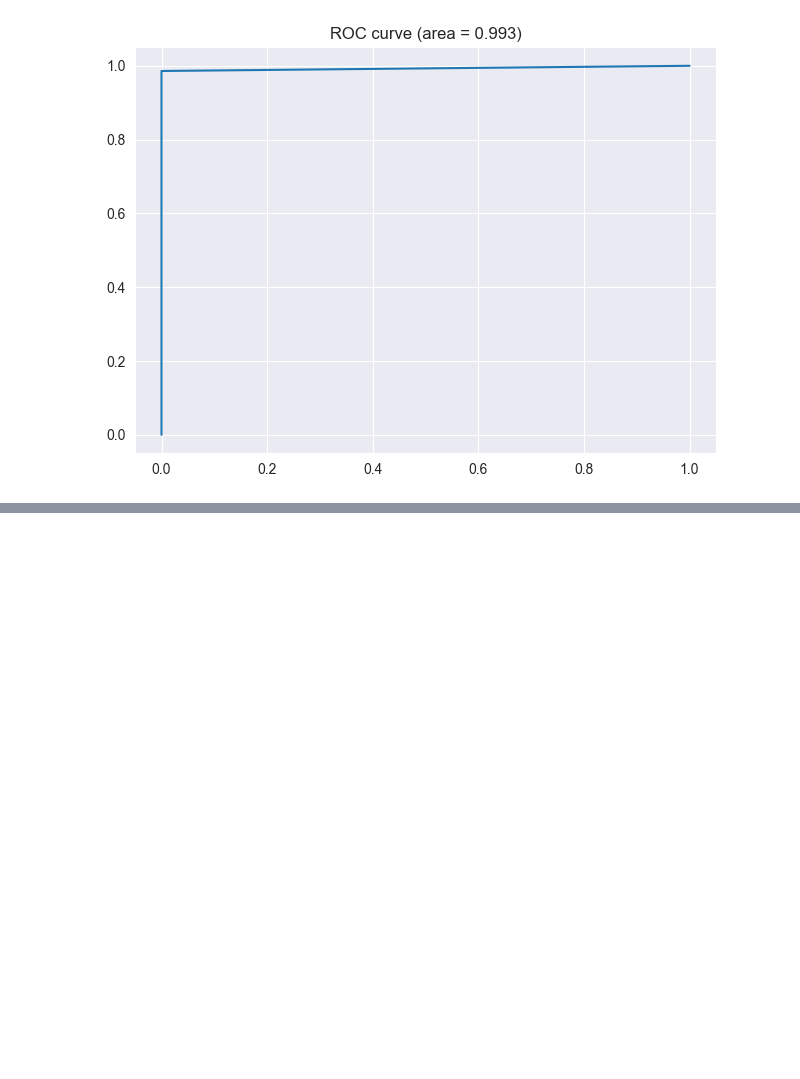
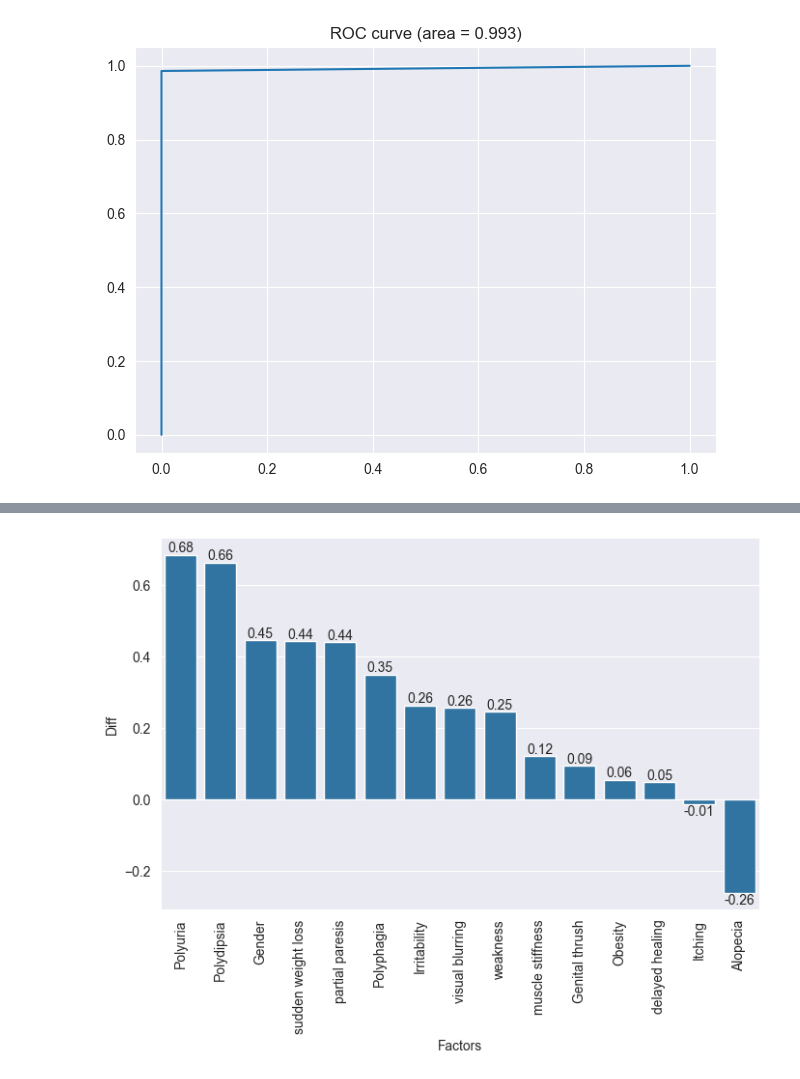
Before and after one commit to oo-Kwago-oo/diabetes-analysis-blog, a Jupyter notebook: analysis/q1_analysis.ipynb, the cells around one changed output, grey strips where cells are left out. Cells and saved outputs as stored; diff of their text form; code cells hidden in the pictures; blank space fills up the shorter version.

```diff
--- a/analysis/q1_analysis.ipynb
+++ b/analysis/q1_analysis.ipynb
@@ -89,0 +89,18 @@ plt.tight_layout()
+# %%
+df["age_group"] = pd.cut(
+    df["Age"],
+    bins=[0, 30, 40, 50, 60, 100],
+    labels=["<30", "30-40", "40-50", "50-60", "60+"]
+)
+
+cat_features = df.drop(columns=['Age', 'age_group']).copy()
+age = df['Age'].copy()
+# target = df['class'].copy()
+
+cat_features = np.transpose(cat_features.groupby('class').mean())
+cat_features.columns = ['Negative', 'Positive']
+cat_features['Diff'] = cat_features['Positive'] - cat_features['Negative']
+cat_features.sort_values(by='Diff', ascending=False, inplace=True)
+cat_features['Factors'] = cat_features.index
+cat_features.reset_index(drop=True, inplace=True)
+cat_features
@@ -89,0 +124,9 @@ plt.tight_layout()
+# %%
+fig, ax = plt.subplots(figsize=(8,5))
+sns.barplot(data=cat_features, x='Factors', y='Diff', ax=ax)
+ax.tick_params(axis='x', rotation=90)
+
+for container in ax.containers:
+    ax.bar_label(container, fmt='%.2f')
+# %% [output]
+[figure, added]
```
Also changed, not shown: parts of 3 cells of this notebook, 6 other files.
